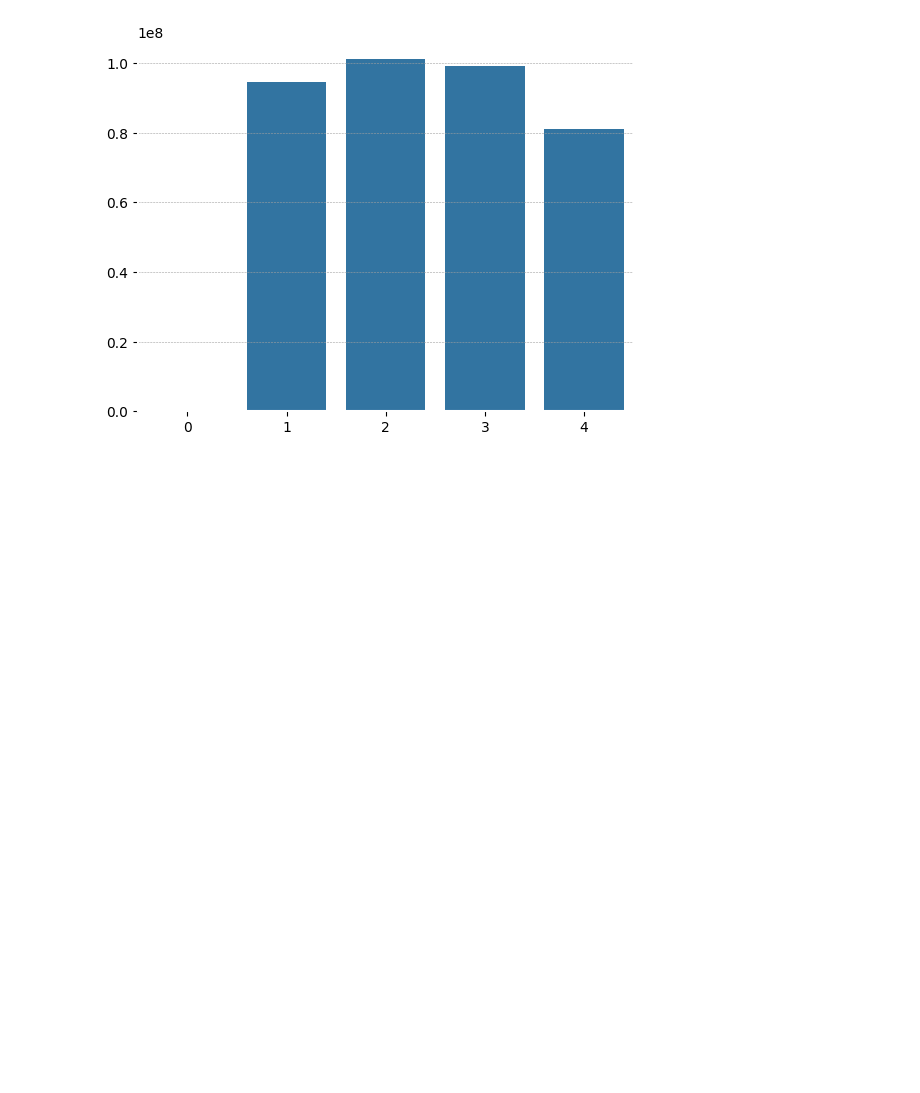
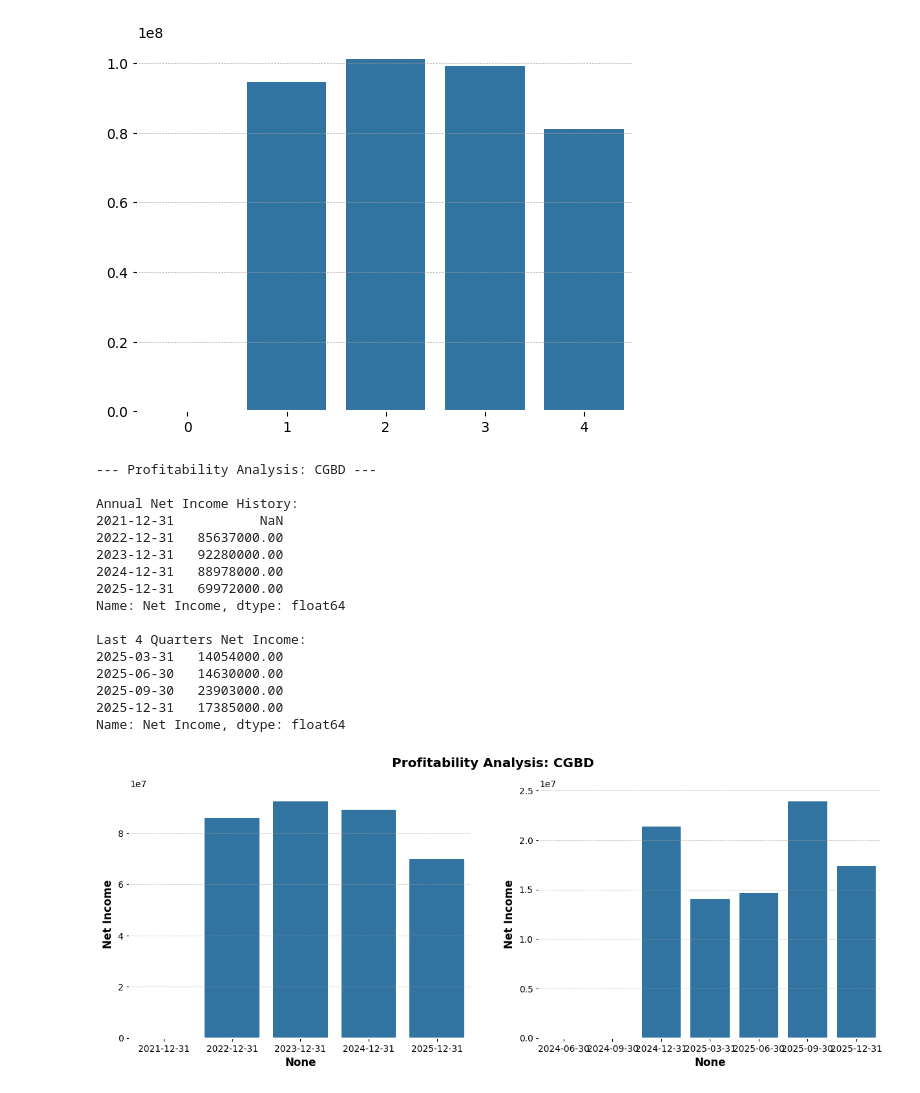
Before and after one commit to hodge-py/Quatro_Models, a Jupyter notebook: CGBD.ipynb, the cells around one changed output. Cells and saved outputs as stored; diff of their text form; code cells hidden in the pictures; blank space fills up the shorter version.

```diff
--- a/CGBD.ipynb
+++ b/CGBD.ipynb
@@ -124,0 +129,20 @@ Revenue: [        nan 9.46730e+07 1.01087e+08 9.92760e+07 8.09870e+07]
+# %%
+a,q = Fun.check_profitability()
+# %% [output]
+--- Profitability Analysis: CGBD ---
+
+Annual Net Income History:
+2021-12-31           NaN
+2022-12-31   85637000.00
+2023-12-31   92280000.00
+2024-12-31   88978000.00
+2025-12-31   69972000.00
+Name: Net Income, dtype: float64
+
+Last 4 Quarters Net Income:
+2025-03-31   14054000.00
+2025-06-30   14630000.00
+2025-09-30   23903000.00
+2025-12-31   17385000.00
+Name: Net Income, dtype: float64
+[figure, added]
```
Also changed, not shown: parts of 3 cells of this notebook, 7 other files.
